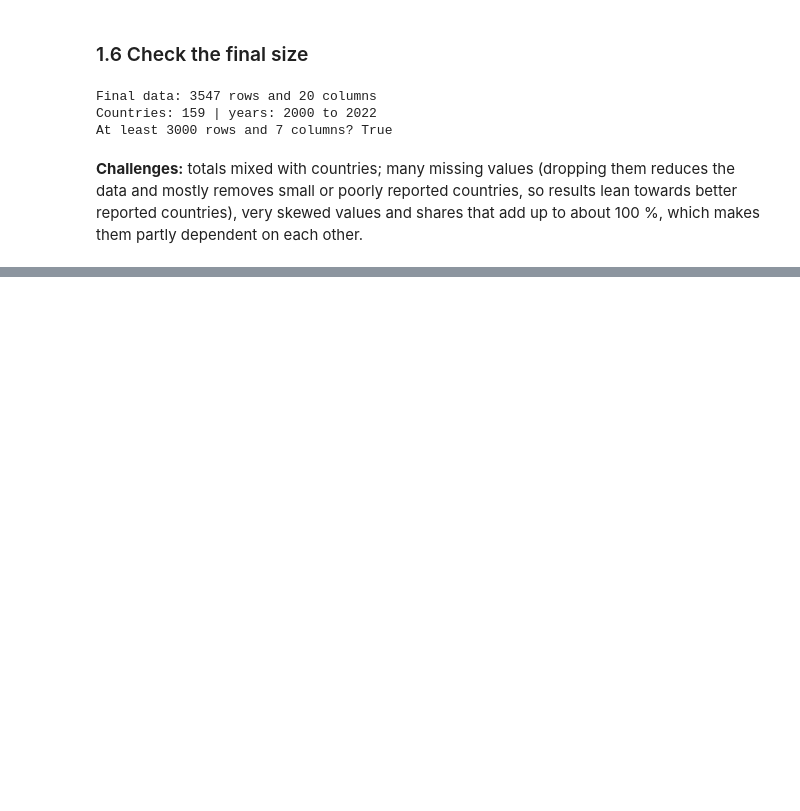
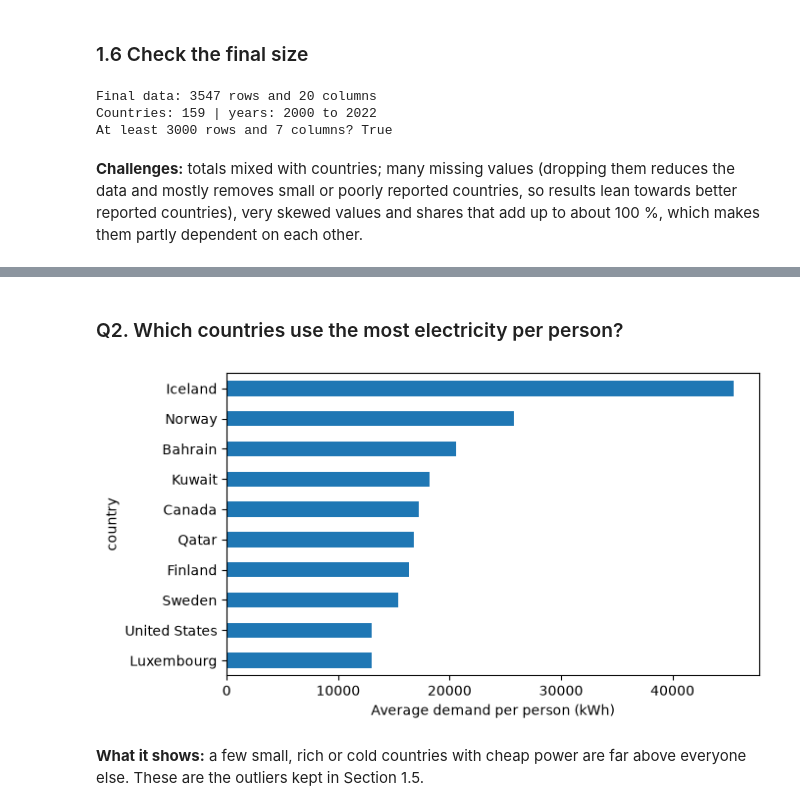
Before and after one commit to 2024658/data_exploration_ca_1, a Jupyter notebook: Electricity_Generation_Analysis.ipynb, the cells around one changed output, grey strips where cells are left out. Cells and saved outputs as stored; diff of their text form; code cells hidden in the pictures; blank space fills up the shorter version.

```diff
--- a/Electricity_Generation_Analysis.ipynb
+++ b/Electricity_Generation_Analysis.ipynb
@@ -170,0 +194,11 @@ At least 3000 rows and 7 columns? True
+# %% [markdown]
+### Q2. Which countries use the most electricity per person?
+# %%
+top = df.groupby("country")["electricity_demand_per_capita_kwh"].mean().sort_values().tail(10)
+top.plot(kind="barh", figsize=(7, 4))
+plt.xlabel("Average demand per person (kWh)")
+plt.show()
+# %% [output]
+[figure, added]
+# %% [markdown]
+**What it shows:** a few small, rich or cold countries with cheap power are far above everyone else. These are the outliers kept in Section 1.5.
```
Also changed, not shown: parts of 4 cells of this notebook.
